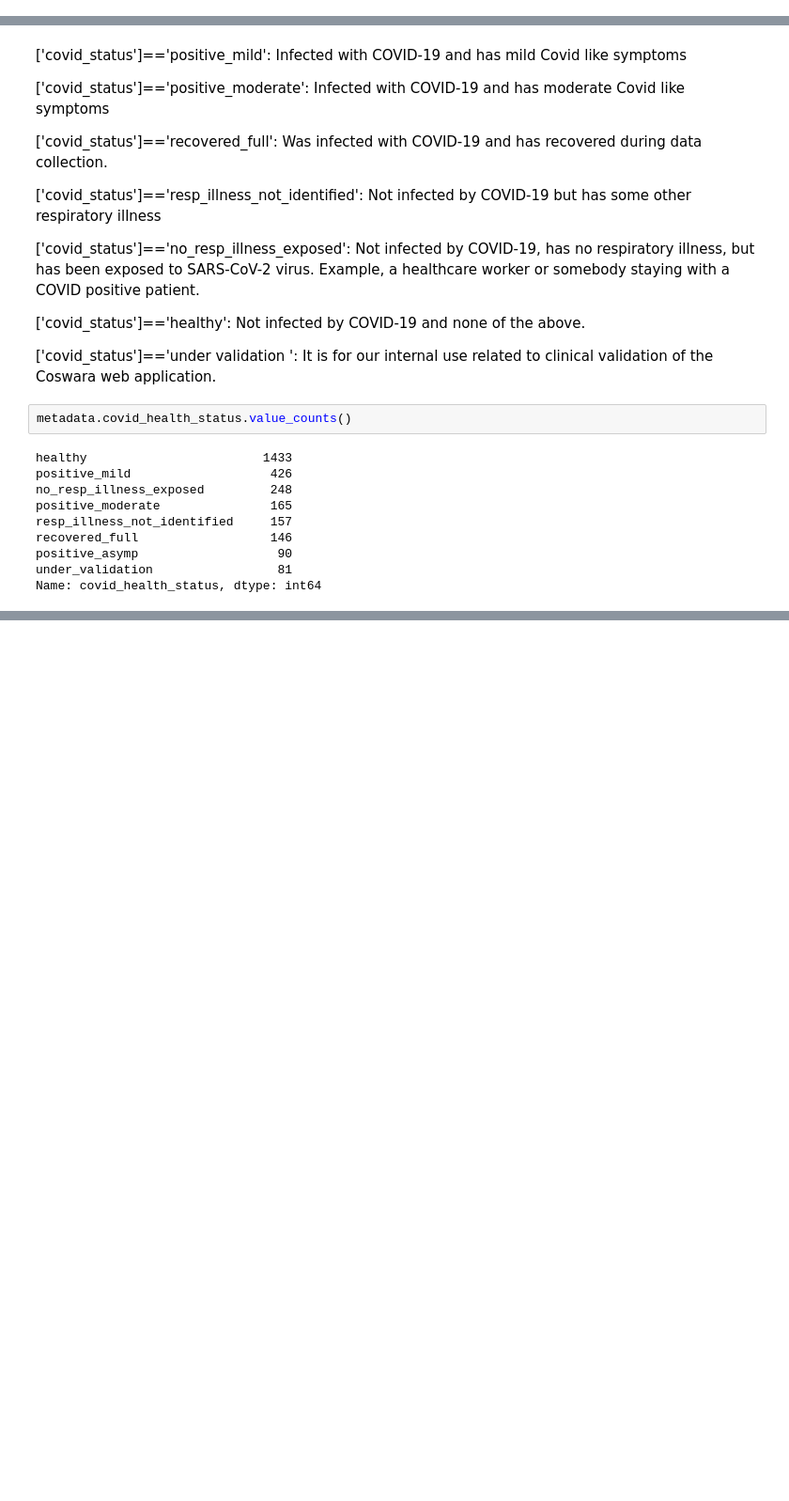
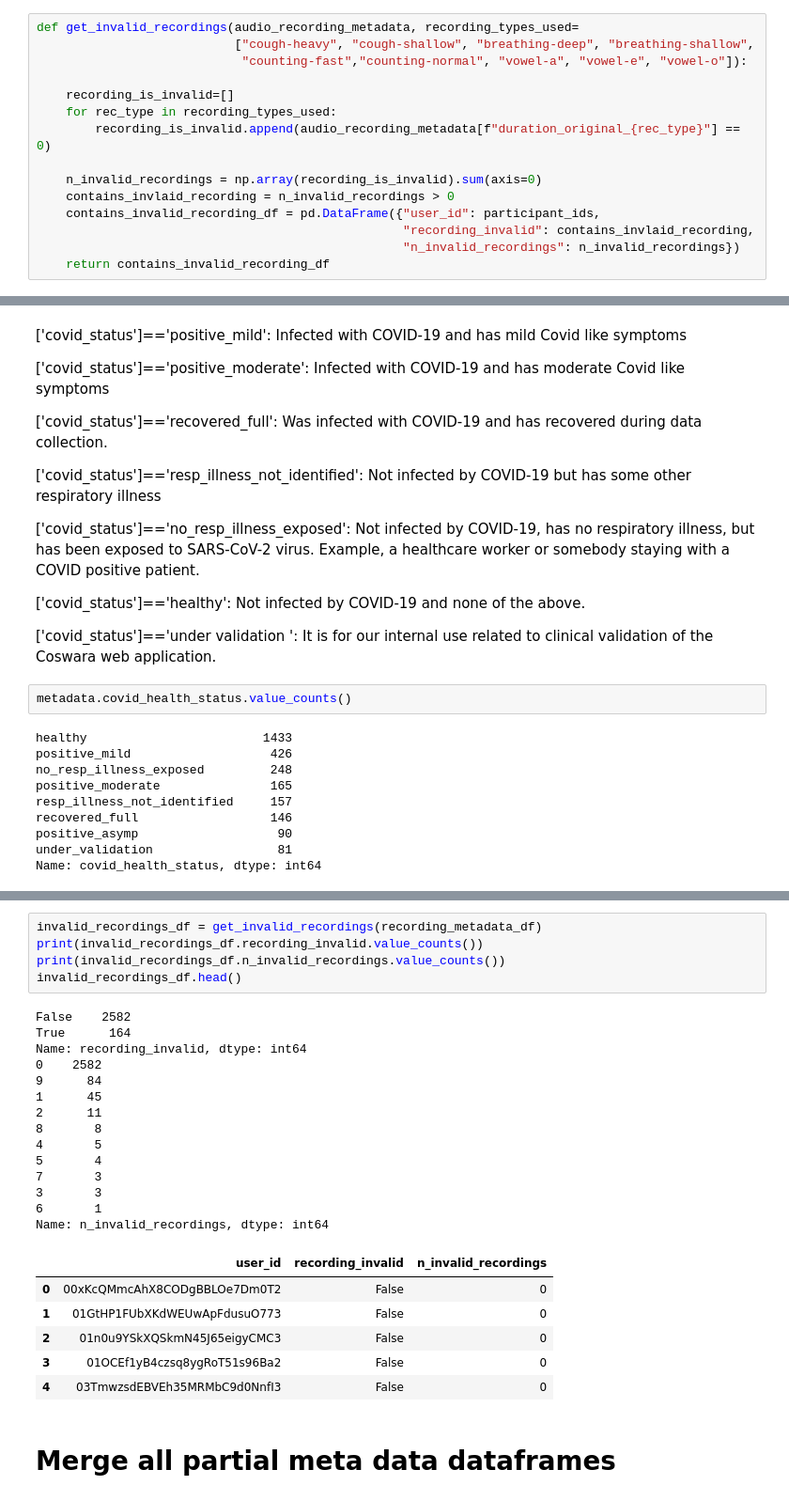
Before and after one commit to MichaelReiter94/acoustic_covid_detection, a Jupyter notebook: python/Jupyter_Notebooks/tests_for_coswara_metadata.ipynb, the cells around one changed output, grey strips where cells are left out. Shown at 94% size. Saved outputs shown, nothing was run; the diff lists cells and outputs as text; blank space fills up the shorter version.

```diff
--- a/python/Jupyter_Notebooks/tests_for_coswara_metadata.ipynb
+++ b/python/Jupyter_Notebooks/tests_for_coswara_metadata.ipynb
@@ -20,0 +158,15 @@ import librosa
+# %%
+def get_invalid_recordings(audio_recording_metadata, recording_types_used=
+                           ["cough-heavy", "cough-shallow", "breathing-deep", "breathing-shallow",
+                            "counting-fast","counting-normal", "vowel-a", "vowel-e", "vowel-o"]):
+
+    recording_is_invalid=[]
+    for rec_type in recording_types_used:
+        recording_is_invalid.append(audio_recording_metadata[f"duration_original_{rec_type}"] == 0)
+
+    n_invalid_recordings = np.array(recording_is_invalid).sum(axis=0)
+    contains_invlaid_recording = n_invalid_recordings > 0
+    contains_invalid_recording_df = pd.DataFrame({"user_id": participant_ids,
+                                                  "recording_invalid": contains_invlaid_recording,
+                                                  "n_invalid_recordings": n_invalid_recordings})
+    return contains_invalid_recording_df
@@ -332,0 +281,28 @@ loaded audio_recording_metadata dataframe from disk!
+# %%
+invalid_recordings_df = get_invalid_recordings(recording_metadata_df)
+print(invalid_recordings_df.recording_invalid.value_counts())
+print(invalid_recordings_df.n_invalid_recordings.value_counts())
+invalid_recordings_df.head()
+# %% [output]
+False    2582
+True      164
+Name: recording_invalid, dtype: int64
+0    2582
+9      84
+1      45
+2      11
+8       8
+4       5
+5       4
+7       3
+3       3
+6       1
+Name: n_invalid_recordings, dtype: int64
+|  | user_id | recording_invalid | n_invalid_recordings |
+| 0 | 00xKcQMmcAhX8CODgBBLOe7Dm0T2 | False | 0 |
+| 1 | 01GtHP1FUbXKdWEUwApFdusuO773 | False | 0 |
+| 2 | 01n0u9YSkXQSkmN45J65eigyCMC3 | False | 0 |
+| 3 | 01OCEf1yB4czsq8ygRoT51s96Ba2 | False | 0 |
+| 4 | 03TmwzsdEBVEh35MRMbC9d0NnfI3 | False | 0 |
+# %% [markdown]
+# Merge all partial meta data dataframes
```
Also changed, not shown: parts of 35 cells of this notebook.
